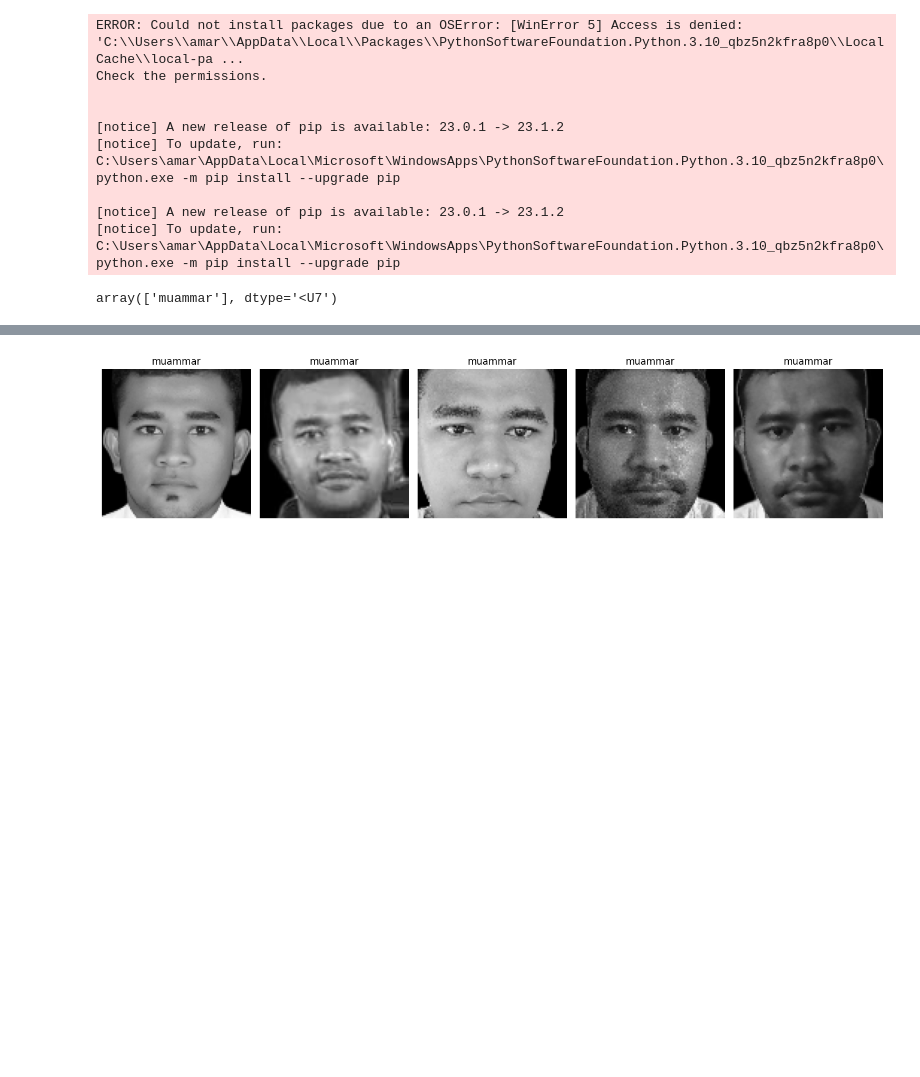
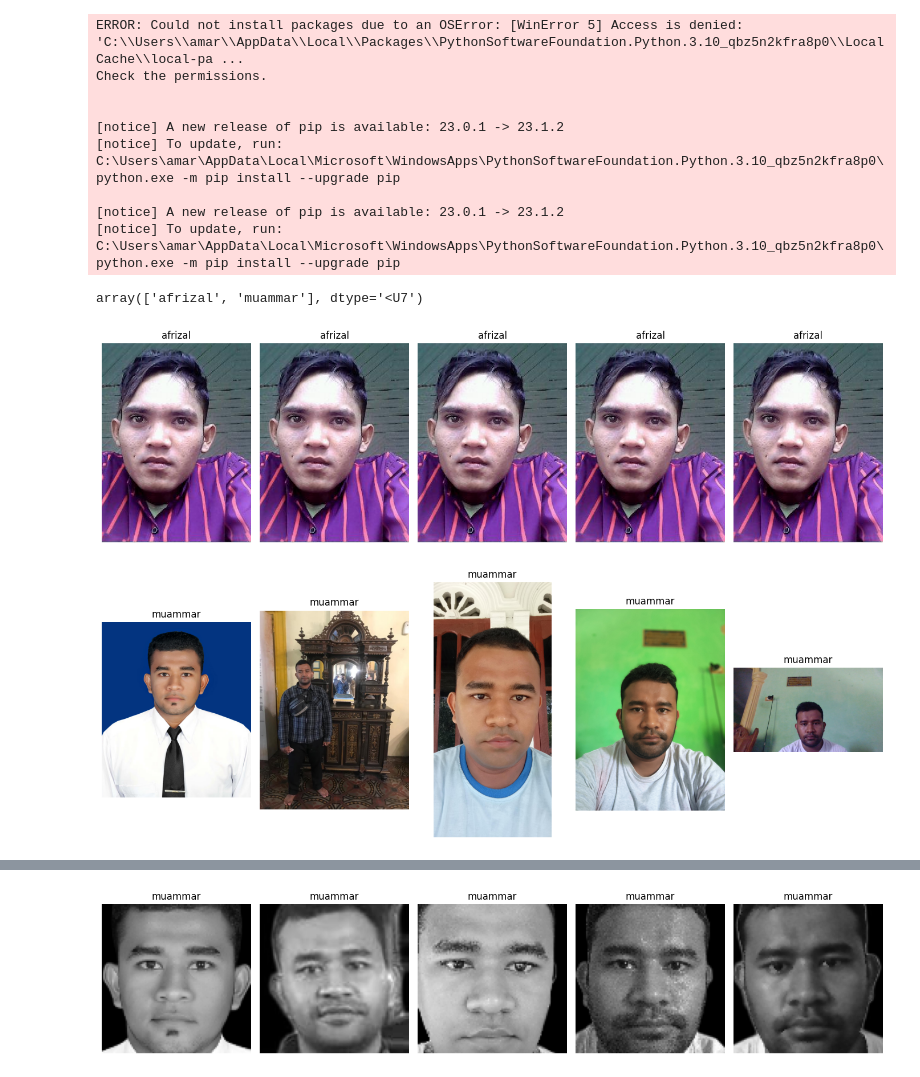
Before and after one commit to MuammarSST/fr_skikitlearn, a Jupyter notebook: facerecognation.ipynb, the cells around one changed output, grey strips where cells are left out. Drawn from its saved outputs; the diff is of its cells as text; code cells hidden in the pictures; blank space fills up the shorter version.

```diff
--- a/facerecognation.ipynb
+++ b/facerecognation.ipynb
@@ -132,6 +132,36 @@ def show_dataset(images_class, label):
         plt.tight_layout()
         k += 1
     plt.show()
+# %%
+
+
+dataset_folder = "dataset/"
+
+
+names_ori = []
+images_ori = []
+
+
+for folder in os.listdir(dataset_folder):
+    for name in os.listdir(os.path.join(dataset_folder, folder))[:10]:
+        if name.find(".jpg") > -1 :
+            img = cv2.imread(os.path.join(dataset_folder + folder, name))
+            images_ori.append(img)
+            names_ori.append(folder)
+# %%
+labels_ori = np.unique(names_ori)
+labels_ori
+# %% [output]
+array(['afrizal', 'muammar'], dtype='<U7')
+# %%
+for label in labels_ori:
+
+    ids = np.where(label== np.array(names_ori))[0]
+    images_class = images_ori[ids[0] : ids[-1] + 1]
+    show_dataset(images_class, label)
+# %% [output]
+[figure, added]
+[figure, added]
 # %%
 from pathlib import Path
 
@@ -156,8 +187,0 @@ for folder in os.listdir(dataset_folder):
-# %%
-
-
-labels = np.unique(names)
-
-labels
-# %% [output]
-array(['muammar'], dtype='<U7')
```
Also changed, not shown: parts of 4 cells of this notebook, 1 other file.
